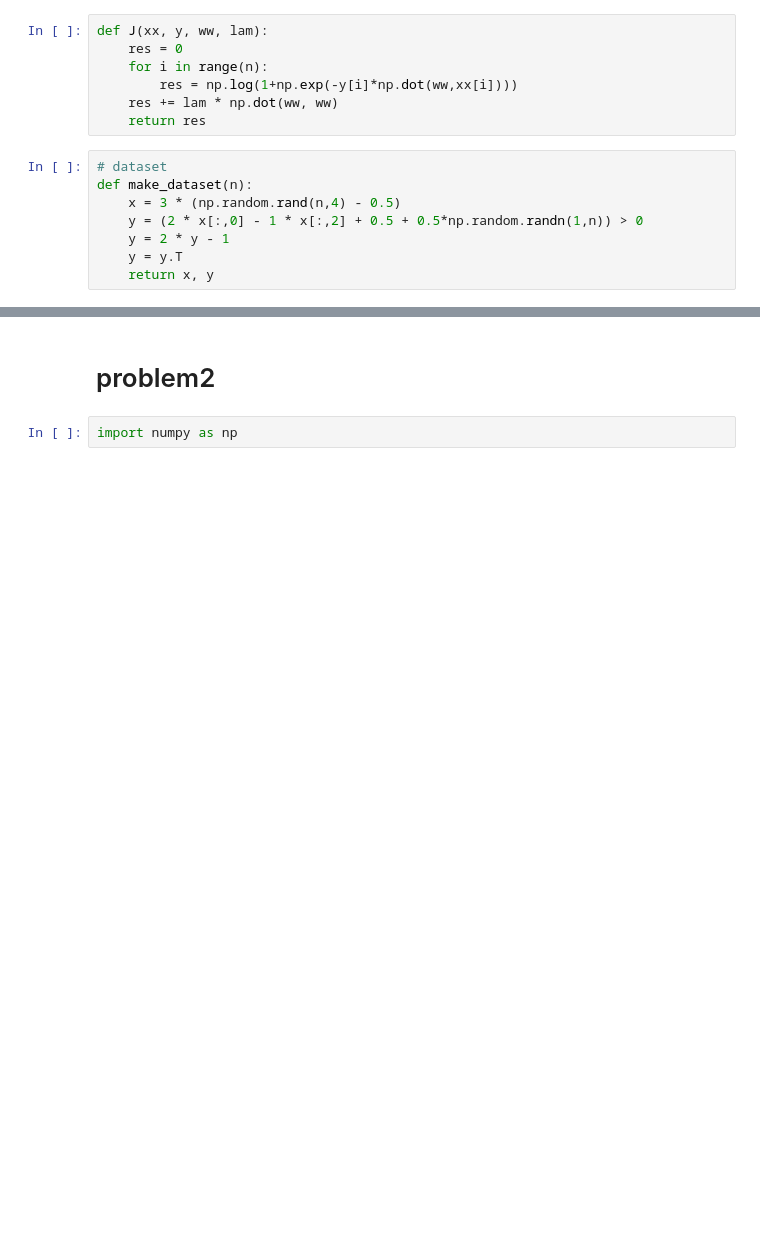
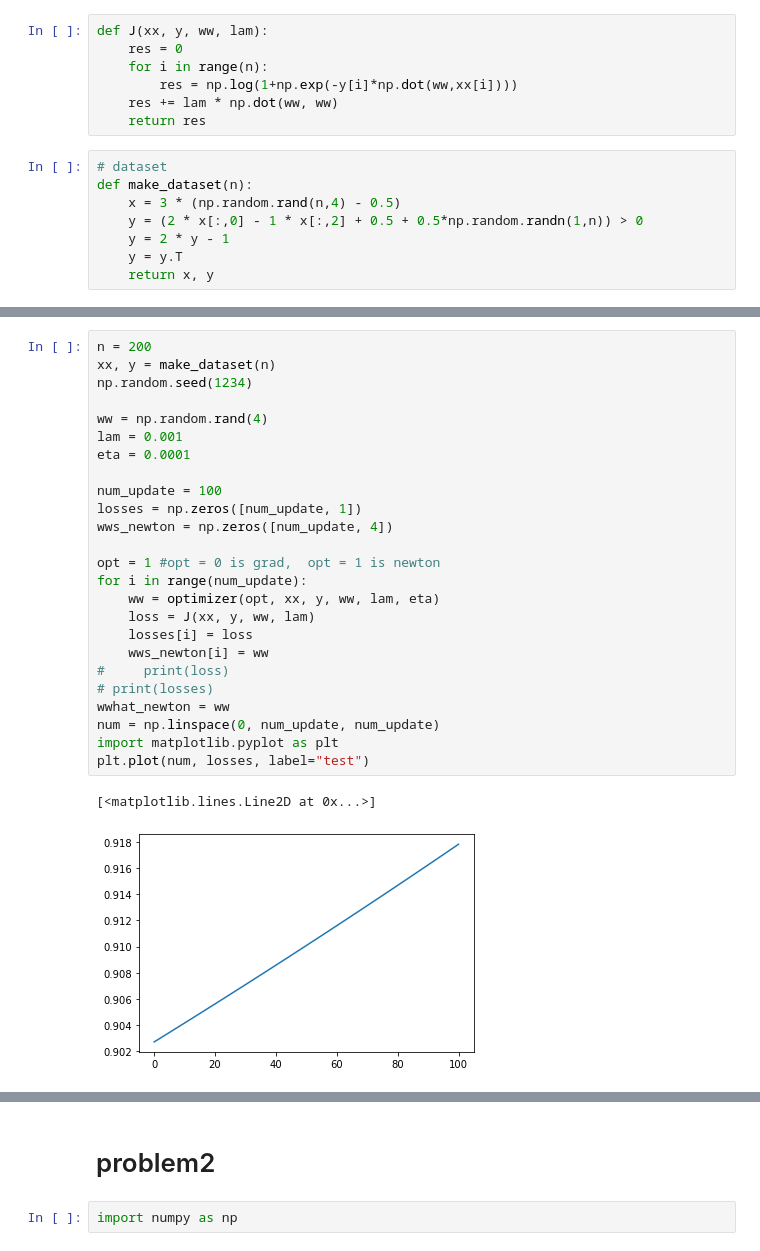
Before and after one commit to RRFHOUDEN/ML-midreport, a Jupyter notebook: report.ipynb, the cells around one changed output, grey strips where cells are left out. Saved outputs shown, nothing was run; the diff lists cells and outputs as text; blank space fills up the shorter version.

```diff
--- a/report.ipynb
+++ b/report.ipynb
@@ -108,3 +97,31 @@ plt.plot(num, losses[:,0], label="test")
+# %%
+n = 200
+xx, y = make_dataset(n)
+np.random.seed(1234)
+
+ww = np.random.rand(4)
+lam = 0.001
+eta = 0.0001
+
+num_update = 100
+losses = np.zeros([num_update, 1])
+wws_newton = np.zeros([num_update, 4])
+
+opt = 1 #opt = 0 is grad,  opt = 1 is newton
+for i in range(num_update):
+    ww = optimizer(opt, xx, y, ww, lam, eta)
+    loss = J(xx, y, ww, lam)
+    losses[i] = loss
+    wws_newton[i] = ww
+#     print(loss)
+# print(losses)
+wwhat_newton = ww
+num = np.linspace(0, num_update, num_update)
+import matplotlib.pyplot as plt
+plt.plot(num, losses, label="test")
+# %% [output]
+[<matplotlib.lines.Line2D at 0x...>]
+[figure, added]
 # %%
 xx[0].shape
 ww.shape
```
Also changed, not shown: parts of 8 cells of this notebook.
